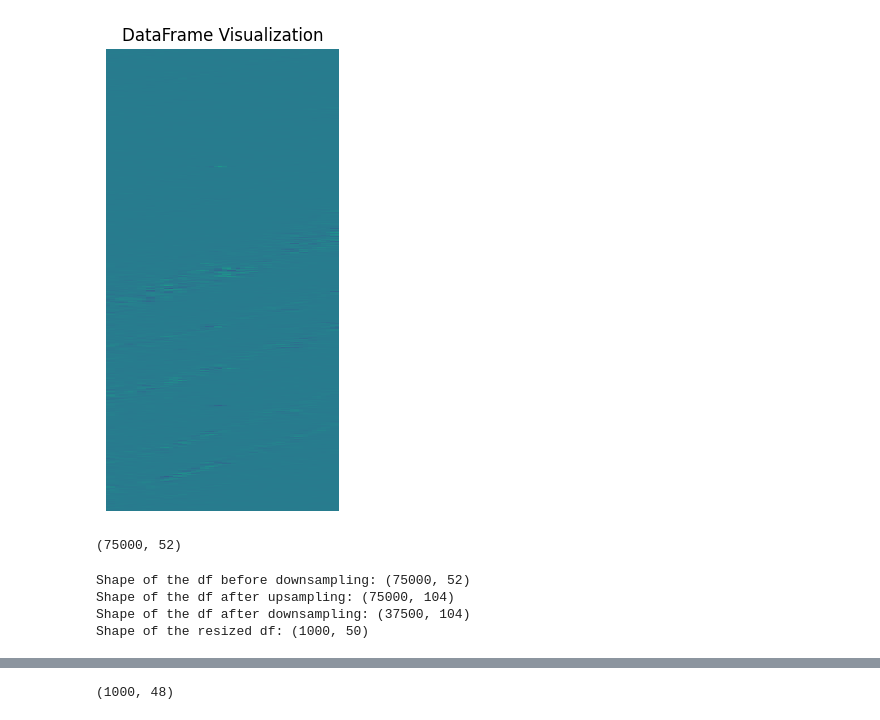
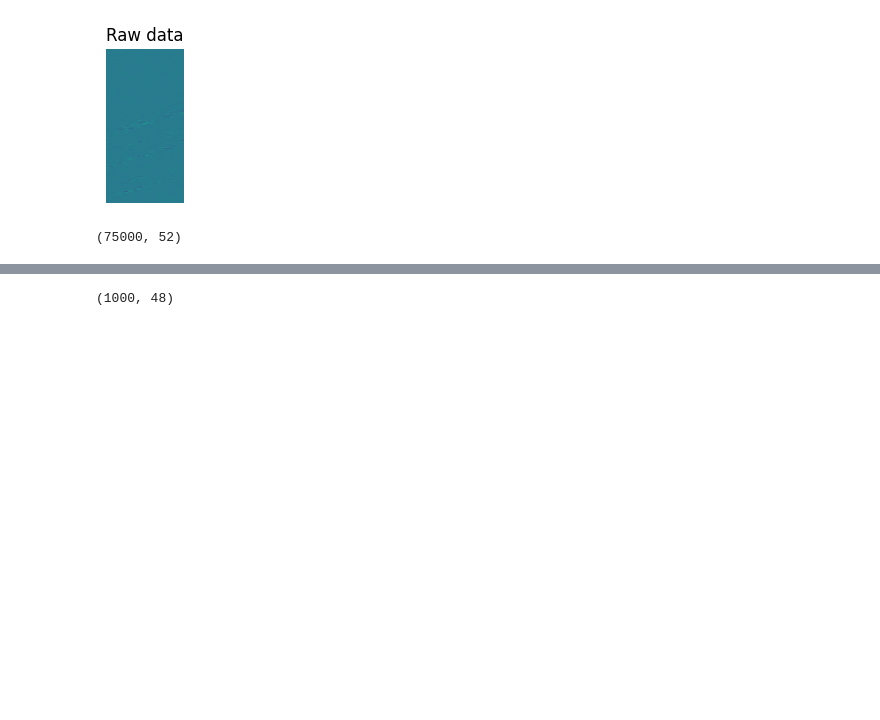
Before and after one commit to mmartyna123/ComputerVision, a Jupyter notebook: Project1/Project_MS.ipynb, the cells around one changed output, grey strips where cells are left out. Saved outputs shown, nothing was run; the diff lists cells and outputs as text; code cells hidden in the pictures; blank space fills up the shorter version.

```diff
--- a/Project1/Project_MS.ipynb
+++ b/Project1/Project_MS.ipynb
@@ -110,5 +58,11 @@ def plot_lines_on_dataframe(df, lines, title="Lines Detected"):
 # %%
-def plot_dataframe_as_image(df, a=6, b=9):
+#     plt.colorbar(label="Intensity")
+#     plt.title(title)
+#     plt.xlabel("Columns (Space)")
+#     plt.ylabel("Rows (Time)")
+#     plt.show()
+
+def plot_image(img, a=6, b=9, lines=None, title="DataFrame Visualization", velocities=None):
     """
     Plots a DataFrame as an image with continuous coloring based on the range of values
     using normalization.
@@ -117,46 +71,40 @@ def plot_dataframe_as_image(df, a=6, b=9):
     df (pd.DataFrame): The DataFrame containing the image data with numeric values.
     """
     # Normalize the data to the range [0, 1]
-    norm = Normalize(vmin=df.min().min(), vmax=df.max().max())
+    norm = Normalize(vmin=img.min().min(), vmax=img.max().max())
 
     # Create the plot
     plt.figure(figsize=(a, b))
-    plt.imshow(df, cmap='viridis', aspect='auto', norm=norm,  interpolation="none")
+    plt.imshow(img, cmap='viridis', aspect='auto', norm=norm,  interpolation="none")
+
+    if lines is not None:
+        for i, line in enumerate(lines):
+            x1, y1, x2, y2 = line[0]
+            plt.plot([x1, x2], [y1, y2], color='red', linewidth=2)
+
+            # Annotate velocity
+            if velocities is not None:
+                mid_x, mid_y = (x1 + x2) / 2, (y1 + y2) / 2
+                plt.text(mid_x, mid_y, f"{velocities[i]:.2f} km/h", color="yellow", fontsize=10, ha="center", va="center")
+
+
     # plt.colorbar(label='Value')
-    plt.title('DataFrame Visualization')
-    plt.axis('off')  # Turn off axis labels for better image representation
-
+    plt.title(title)
+    if velocities is not None:
+        plt.colorbar(label="Intensity")
+        plt.xlabel("Columns (Space)")
+        plt.ylabel("Rows (Time)")
+        plt.axis("on")
+    else:
+        plt.axis('off')  # Turn off axis labels for better image representation
     # Display the plot
     plt.show()
-# %%
-plot_dataframe_as_image(df.values, 3,6)
-# %% [output]
-[figure, removed]
+# %%
+plot_image(df.values, a=1, b=2, title="Raw data")
+# %% [output]
+[figure, added]
 # %%
 df = pd.DataFrame(data=data, index=index, columns=columns)
 df.shape
 # %% [output]
 (75000, 52)
-# %%
-#downsampling -> decreasing the spatial resolution while keeping the 2D representation of an image
-#we downsample the rows
-#upsampling -> increasing the spatial resolution while keeping the 2D representation of an image
-#we upsample the columns
-df = pd.DataFrame(data=data, index=index, columns=columns)
-print(f"Shape of the df before downsampling: {df.shape}")
-
-df = df.reindex(columns=np.arange(df.columns[0], df.columns[-1] + dx, dx / 2)).interpolate(axis=1)
-print(f"Shape of the df after upsampling: {df.shape}")
-df = df[::2]
-
-print(f"Shape of the df after downsampling: {df.shape}")
-
-
-
-df = cv2.resize(df.values, (50, 1000), interpolation=cv2.INTER_AREA)
-print(f"Shape of the resized df: {df.shape}")
-# %% [output]
-Shape of the df before downsampling: (75000, 52)
-Shape of the df after upsampling: (75000, 104)
-Shape of the df after downsampling: (37500, 104)
-Shape of the resized df: (1000, 50)
```
Also changed, not shown: parts of 49 cells of this notebook, 1 other file.
